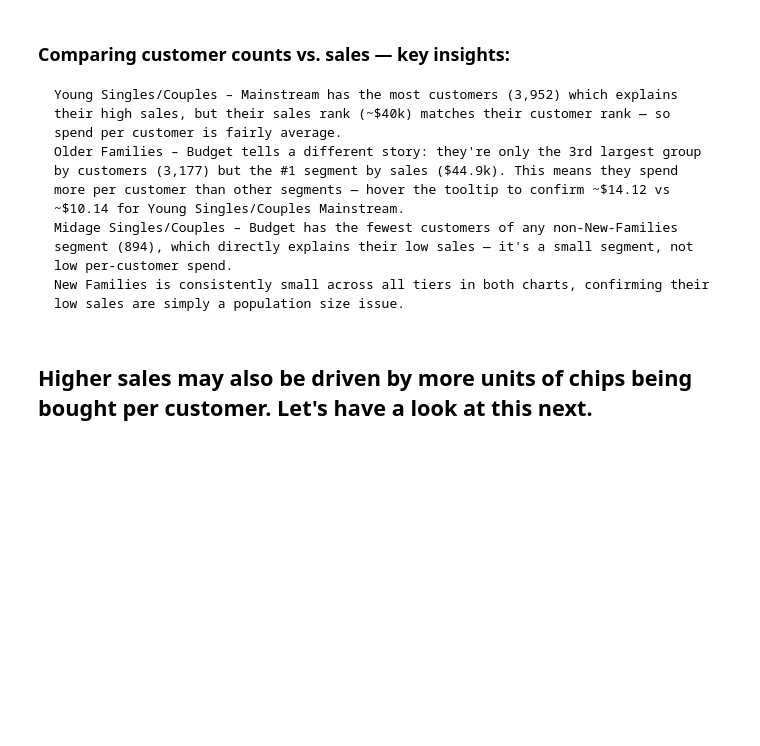
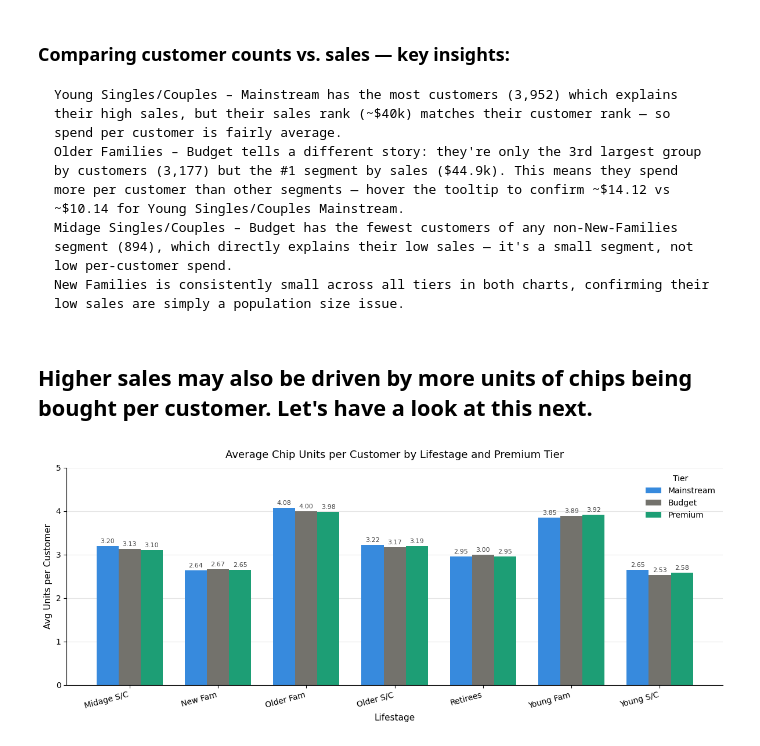
Before and after one commit to nayeem29dse/Quantium-customer-purchasing-behaviours, a Jupyter notebook: Quantium Virtual Internship - Retail Strategy and Analytics - Task 1.ipynb, the cells around one changed output. Drawn from its saved outputs; the diff is of its cells as text; code cells hidden in the pictures; blank space fills up the shorter version.

Commit message:
Visual Exploration

```diff
--- a/Quantium Virtual Internship - Retail Strategy and Analytics - Task 1.ipynb
+++ b/Quantium Virtual Internship - Retail Strategy and Analytics - Task 1.ipynb
@@ -557,3 +557,61 @@ plt.show()
     New Families is consistently small across all tiers in both charts, confirming their low sales are simply a population size issue.
 # %% [markdown]
 ## Higher sales may also be driven by more units of chips being bought per customer. Let's have a look at this next.
+# %%
+summary = (
+    merged
+    .groupby(["LIFESTAGE", "PREMIUM_CUSTOMER"])
+    .agg(
+        TOTAL_UNITS   = ("PROD_QTY",       "sum"),
+        NUM_CUSTOMERS = ("LYLTY_CARD_NBR", "nunique")
+    )
+    .reset_index()
+)
+summary["AVG_UNITS"] = summary["TOTAL_UNITS"] / summary["NUM_CUSTOMERS"]
+
+pivot = summary.pivot(index="LIFESTAGE", columns="PREMIUM_CUSTOMER", values="AVG_UNITS").fillna(0)
+pivot = pivot[["Mainstream", "Budget", "Premium"]]
+
+label_map = {
+    "MIDAGE SINGLES/COUPLES": "Midage S/C",
+    "NEW FAMILIES":           "New Fam",
+    "OLDER FAMILIES":         "Older Fam",
+    "OLDER SINGLES/COUPLES":  "Older S/C",
+    "RETIREES":               "Retirees",
+    "YOUNG FAMILIES":         "Young Fam",
+    "YOUNG SINGLES/COUPLES":  "Young S/C",
+}
+pivot.index = pivot.index.map(label_map)
+
+# ── 3. Grouped bar plot ───────────────────────────────────────────────────────
+colors = {"Mainstream": "#378ADD", "Budget": "#73726c", "Premium": "#1D9E75"}
+tiers  = ["Mainstream", "Budget", "Premium"]
+
+x      = np.arange(len(pivot))
+width  = 0.25
+fig, ax = plt.subplots(figsize=(12, 5))
+
+for i, tier in enumerate(tiers):
+    bars = ax.bar(x + i * width, pivot[tier], width, label=tier,
+                  color=colors[tier], zorder=2)
+    # label each bar
+    for bar in bars:
+        ax.text(bar.get_x() + bar.get_width() / 2,
+                bar.get_height() + 0.04,
+                f"{bar.get_height():.2f}",
+                ha="center", va="bottom", fontsize=8, color="#444")
+
+ax.set_xticks(x + width)
+ax.set_xticklabels(pivot.index, rotation=15, ha="right")
+ax.set_ylabel("Avg Units per Customer", fontsize=11)
+ax.set_xlabel("Lifestage", fontsize=11)
+ax.set_title("Average Chip Units per Customer by Lifestage and Premium Tier", fontsize=13, pad=12)
+ax.set_ylim(0, 5)
+ax.yaxis.grid(True, color="#e5e5e5", zorder=0)
+ax.legend(title="Tier", frameon=False)
+ax.spines[["top", "right"]].set_visible(False)
+plt.tight_layout()
+plt.savefig("avg_units_by_segment.png", dpi=150)
+plt.show()
+# %% [output]
+[figure, added]
```
Also changed, not shown: parts of 4 cells of this notebook.
